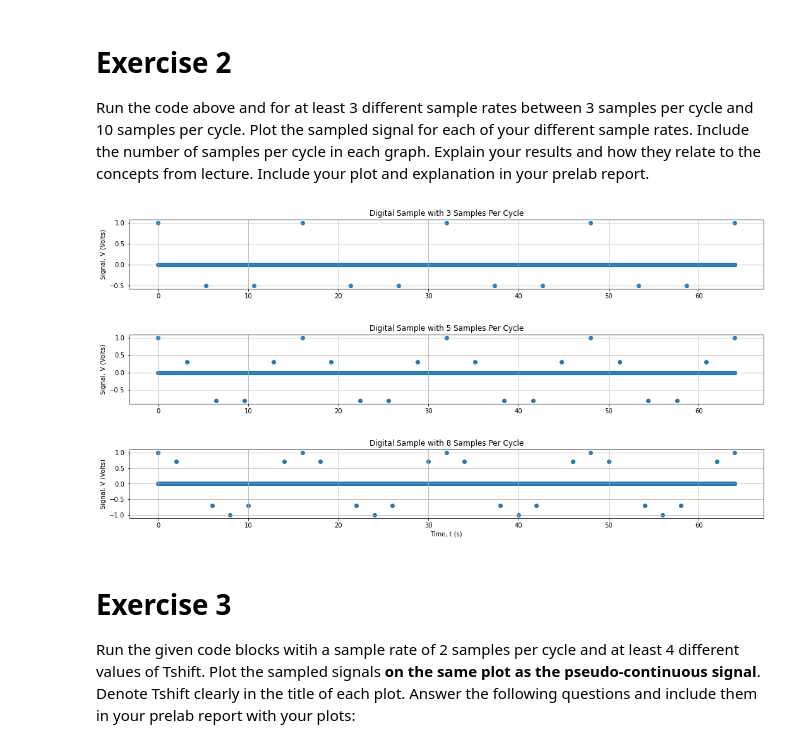
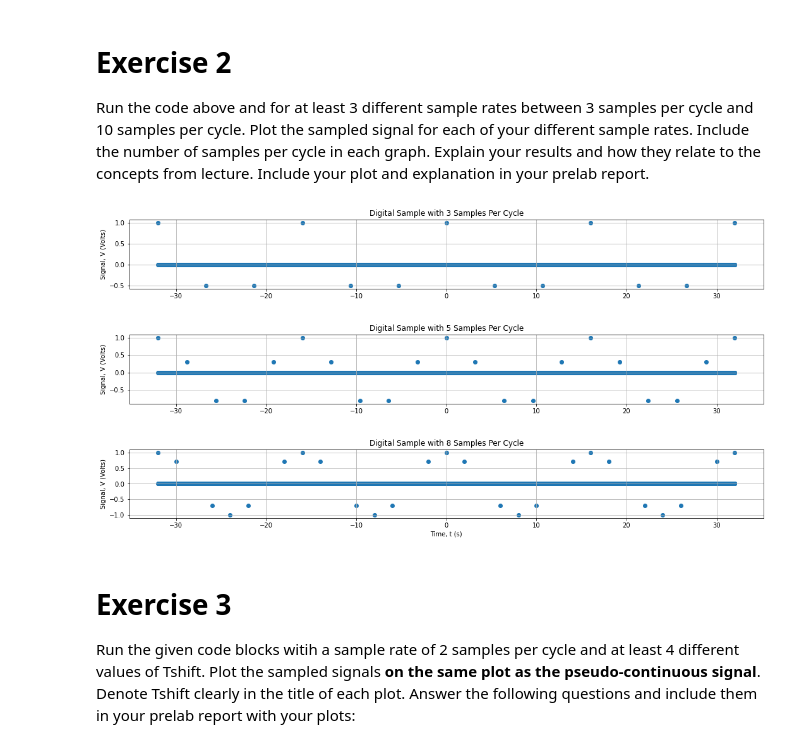
Before and after one commit to acuddebackNTIA/radioware-cuddeback, a Jupyter notebook: Lecture4_Sampling_Example.ipynb, the cells around one changed output. Cells and saved outputs as stored; diff of their text form; code cells hidden in the pictures.

Commit message:
fixed plotting with time offset example

```diff
--- a/Lecture4_Sampling_Example.ipynb
+++ b/Lecture4_Sampling_Example.ipynb
@@ -21,8 +21,8 @@ def f(_t):
     return np.cos(2*np.pi*(1/T_cos)*_t)
 
 # pseudo-continuous signal
-n_cycles = 4;
-t_cont = np.linspace(0, n_cycles*T_cos, (n_cycles*T_cos*points_per_second)+1) # 1000 time points per cycle
+n_cycles = 4; tstart = -round(n_cycles*T_cos/2); tstop = round(n_cycles*T_cos/2)
+t_cont = np.linspace(tstart, tstop, round(n_cycles*T_cos*points_per_second)+1) # 1000 time points per cycle
 continuous_signal = f(t_cont)
 
 plt.figure(figsize=(18,3));
@@ -37,9 +37,12 @@ We will now observe how this continuous signal is sampled in discrete time. The
 # discrete time sampling of continuous signal
 n_samples_per_cycle = 2 # Change this for exercise 1 & 2
 Tshift = 0 # Change this for exercise 3
-nT = np.linspace(0, n_cycles*T_cos, int(n_cycles*n_samples_per_cycle)+1); # array of times for impulse train
+
+n_discrete_samples = int(n_cycles*n_samples_per_cycle)+1
+nT = np.linspace(tstart, tstop, n_discrete_samples); # array of times for impulse train
 impulse_train = make_impulse_train(t_cont, nT, Tshift)
 print(nT)
+
 # plotting the sample
 plt.figure(figsize=(18,3)); plt.grid(True, which='both')
 plt.plot(t_cont, impulse_train, color='C1')
@@ -70,20 +73,21 @@ Run the code above and for at least 3 different sample rates between 3 samples p
 # %%
 # this is my code that should be omitted from what we give students
 samples_per_cycle = [3, 5, 8]
 for sr in samples_per_cycle:
     plt.figure(figsize=(18,2)); plt.grid(True, which='both')
-    nT = np.linspace(0, n_cycles*T_cos, (n_cycles*sr)+1); # array of times for impulse train
+    n_discrete_samples = (n_cycles*sr)+1
+    nT = np.linspace(tstart, tstop, n_discrete_samples); # array of times for impulse train
     impulse_train = make_impulse_train(t_cont, nT, 0)
     sampled_signal = np.multiply(continuous_signal, impulse_train)
     titlestr = "Digital Sample with " + str(sr) + " Samples Per Cycle"
     plt.scatter(t_cont, sampled_signal)
     plt.ylabel("Signal, V (Volts)"); plt.title(titlestr)
 plt.xlabel("Time, t (s)")
 plt.show()
 # %% [output]
-[figure, old version]
+[figure, new version]
-[figure, old version]
+[figure, new version]
-[figure, old version]
+[figure, new version]
 # %% [markdown]
 # Exercise 3
 Run the given code blocks witih a sample rate of 2 samples per cycle and at least 4 different values of Tshift.  Plot the sampled signals **on the same plot as the pseudo-continuous signal**. Denote Tshift clearly in the title of each plot. Answer the following questions and include them in your prelab report with your plots:
```
Also changed, not shown: parts of 5 cells of this notebook.
